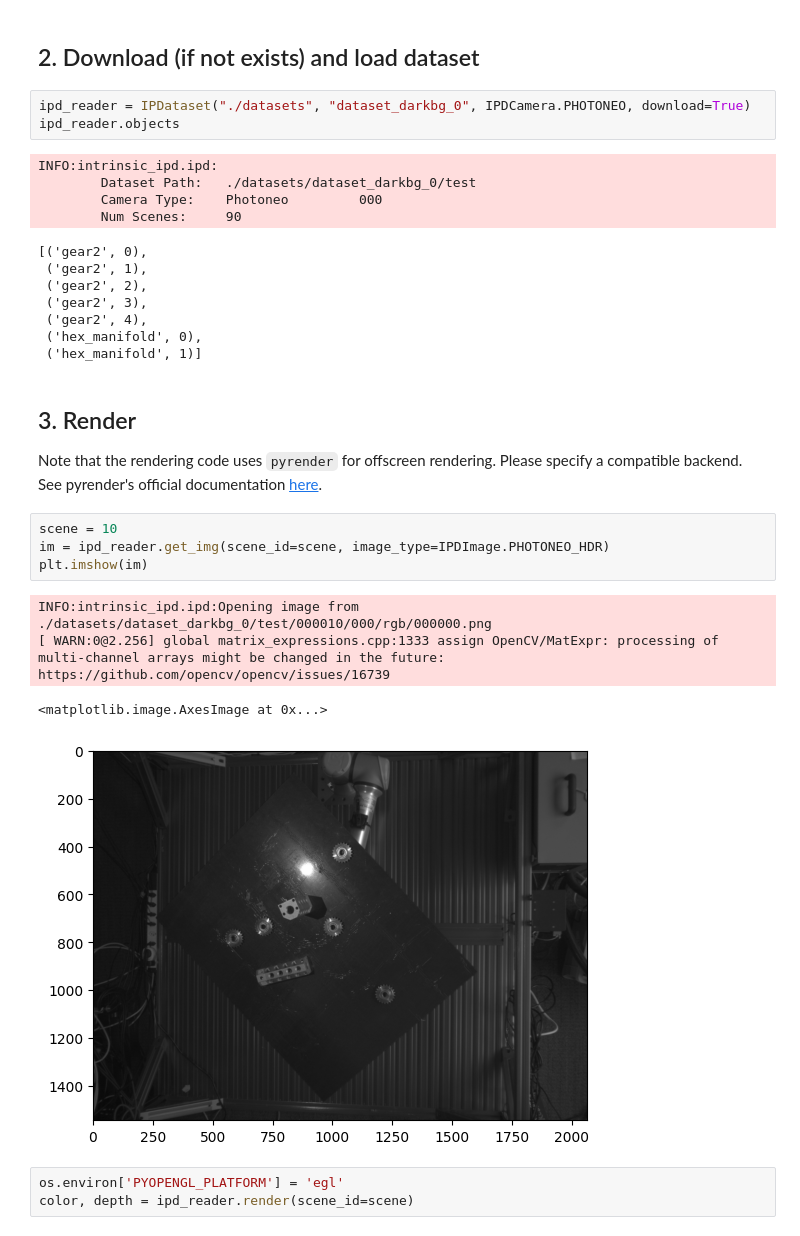
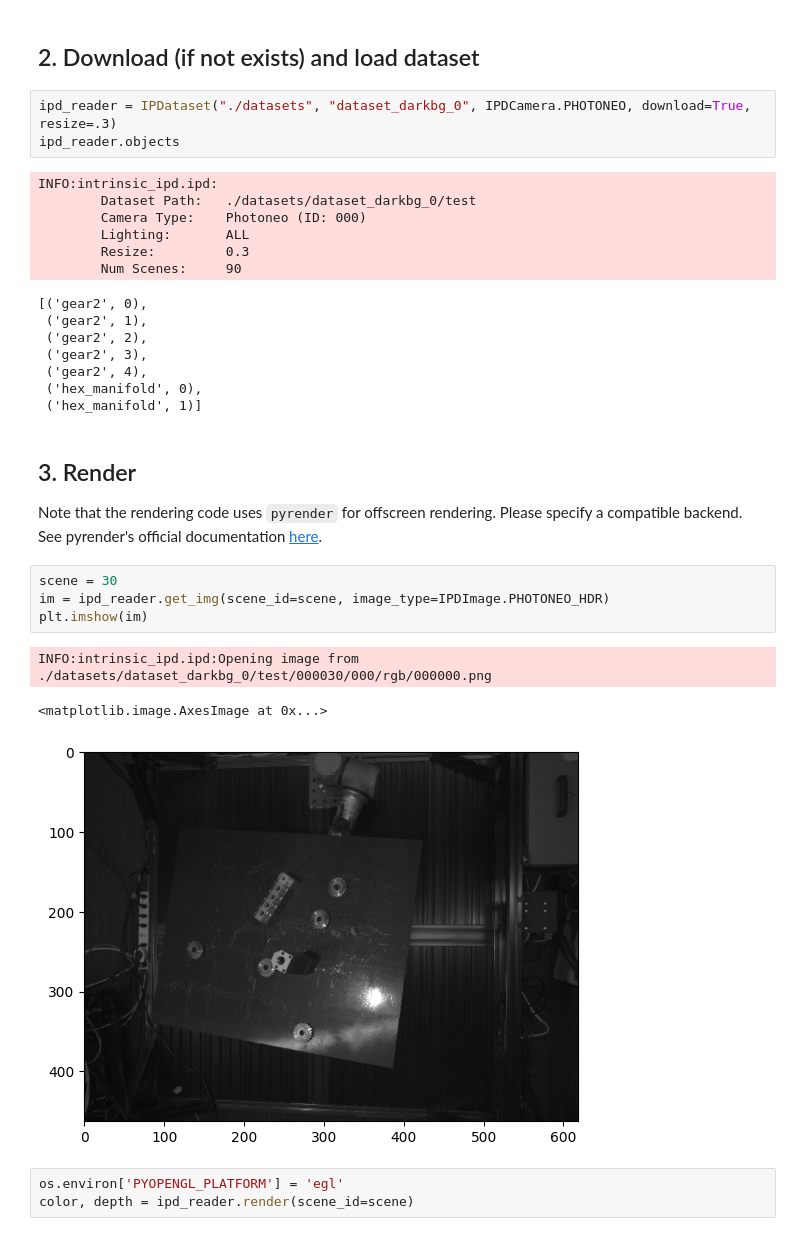
Before and after one commit to intrinsic-ai/ipd, a Jupyter notebook: render.ipynb, the cells around one changed output. Saved outputs shown, nothing was run; the diff lists cells and outputs as text.

```diff
--- a/render.ipynb
+++ b/render.ipynb
@@ -25,12 +25,14 @@ logging.basicConfig(level=logging.INFO)
 # %% [markdown]
 ## 2. Download (if not exists) and load dataset
 # %%
-ipd_reader = IPDataset("./datasets", "dataset_darkbg_0", IPDCamera.PHOTONEO, download=True)
+ipd_reader = IPDataset("./datasets", "dataset_darkbg_0", IPDCamera.PHOTONEO, download=True, resize=.3)
 ipd_reader.objects
 # %% [output]
 INFO:intrinsic_ipd.ipd:
         Dataset Path:   ./datasets/dataset_darkbg_0/test
-        Camera Type:    Photoneo         000
+        Camera Type:    Photoneo (ID: 000)
+        Lighting:       ALL
+        Resize:         0.3
         Num Scenes:     90
 [('gear2', 0),
  ('gear2', 1),
@@ -44,14 +46,13 @@ INFO:intrinsic_ipd.ipd:
 
 Note that the rendering code uses `pyrender` for offscreen rendering. Please specify a compatible backend. See pyrender's official documentation [here](https://pyrender.readthedocs.io/en/latest/examples/offscreen.html).
 # %%
-scene = 10
+scene = 30
 im = ipd_reader.get_img(scene_id=scene, image_type=IPDImage.PHOTONEO_HDR)
 plt.imshow(im)
 # %% [output]
-INFO:intrinsic_ipd.ipd:Opening image from ./datasets/dataset_darkbg_0/test/000010/000/rgb/000000.png
-[ WARN:0@2.256] global matrix_expressions.cpp:1333 assign OpenCV/MatExpr: processing of multi-channel arrays might be changed in the future: https://github.com/opencv/opencv/issues/16739
+INFO:intrinsic_ipd.ipd:Opening image from ./datasets/dataset_darkbg_0/test/000030/000/rgb/000000.png
 <matplotlib.image.AxesImage at 0x...>
-[figure, old version]
+[figure, new version]
 # %%
 os.environ['PYOPENGL_PLATFORM'] = 'egl'
 color, depth = ipd_reader.render(scene_id=scene)
```
Also changed, not shown: parts of 22 cells of this notebook, 9 other files.
